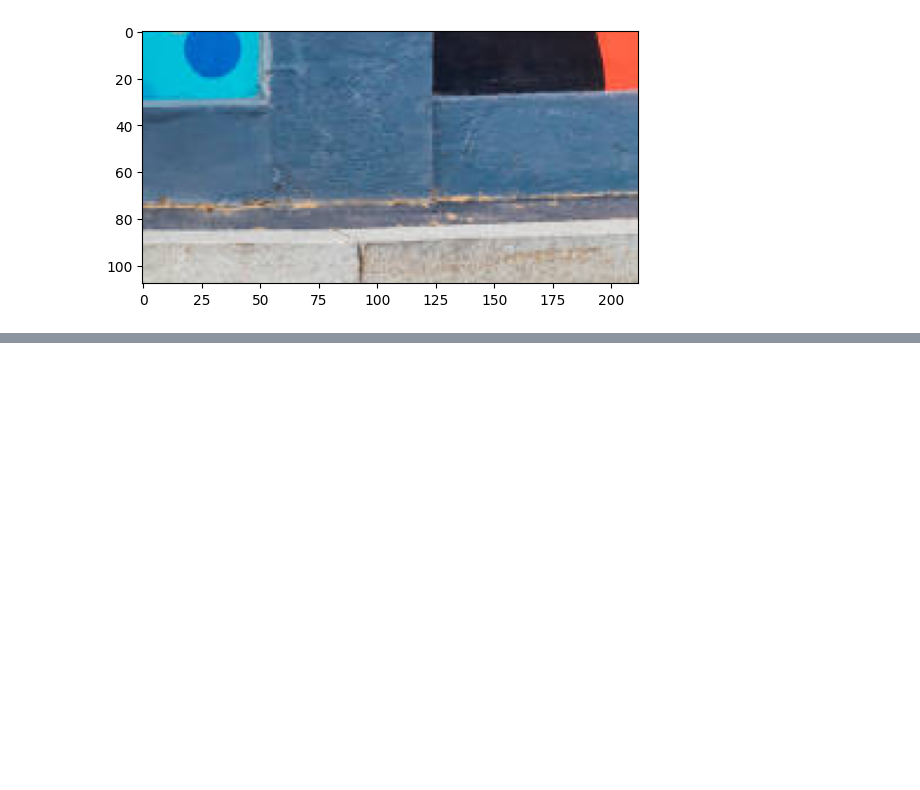
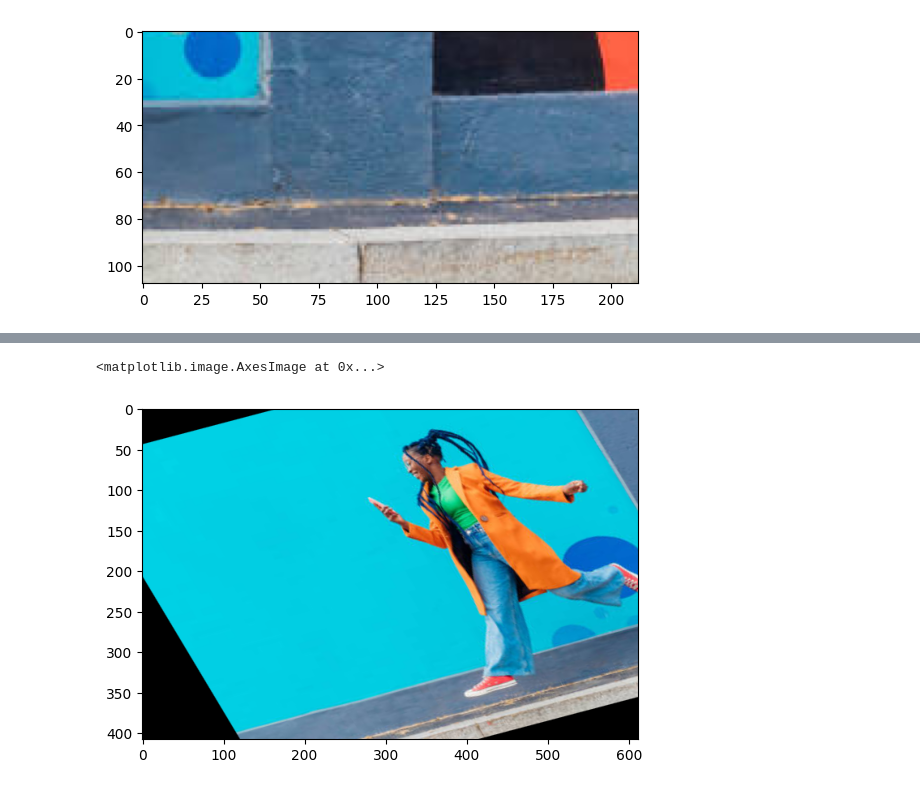
Before and after one commit to Sudharsan25/AI_ML, a Jupyter notebook: DL/ComputerVision/OpenCV/image_transformation_interplotation.ipynb, the cells around one changed output, grey strips where cells are left out. Cells and saved outputs as stored; diff of their text form; code cells hidden in the pictures; blank space fills up the shorter version.

```diff
--- a/DL/ComputerVision/OpenCV/image_transformation_interplotation.ipynb
+++ b/DL/ComputerVision/OpenCV/image_transformation_interplotation.ipynb
@@ -96,0 +121,11 @@ plt.imshow(cropped_image)
+# %%
+input = np.float32([[50,50],[200,50],[50,200]])
+output = np.float32([[10,100],[200,50],[100,250]])
+# %%
+M = cv2.getAffineTransform(input, output)
+# %%
+affine_image = cv2.warpAffine(image_rgb, M, (cols, rows))
+plt.imshow(affine_image)
+# %% [output]
+<matplotlib.image.AxesImage at 0x...>
+[figure, added]
```
Also changed, not shown: parts of 8 cells of this notebook, 3 other files.
